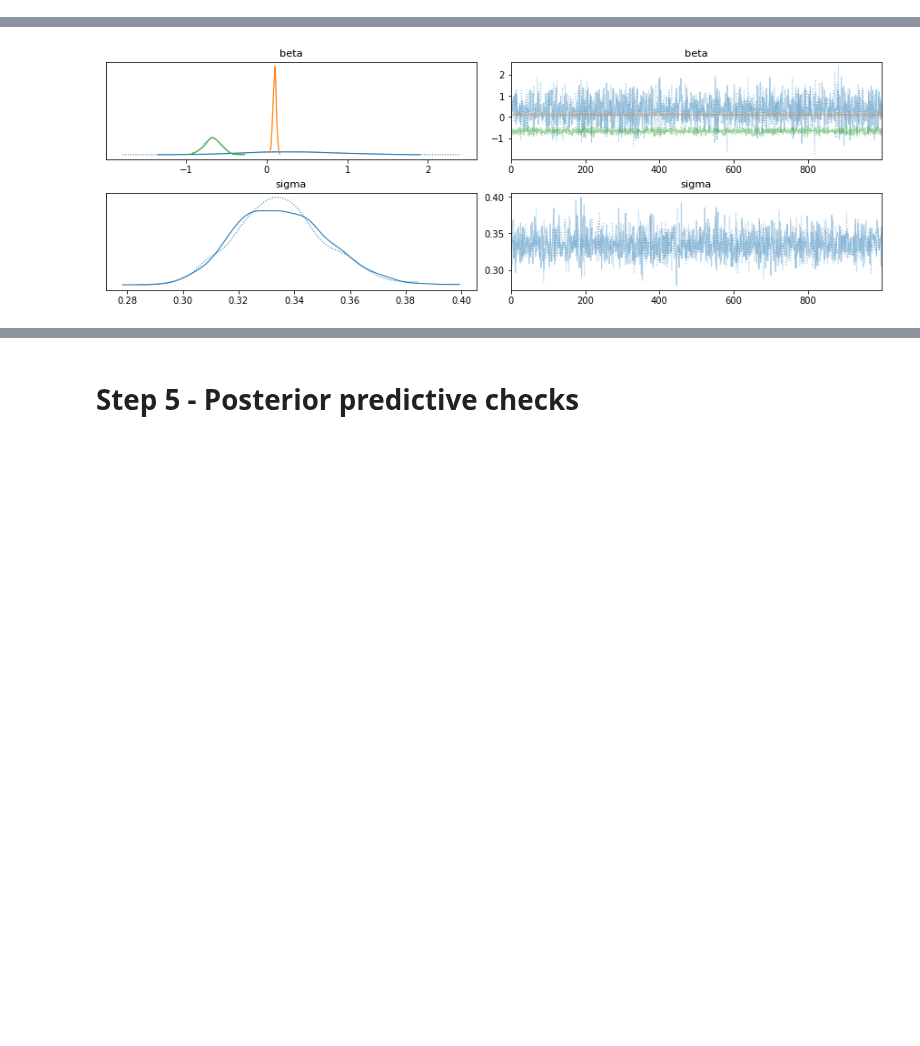
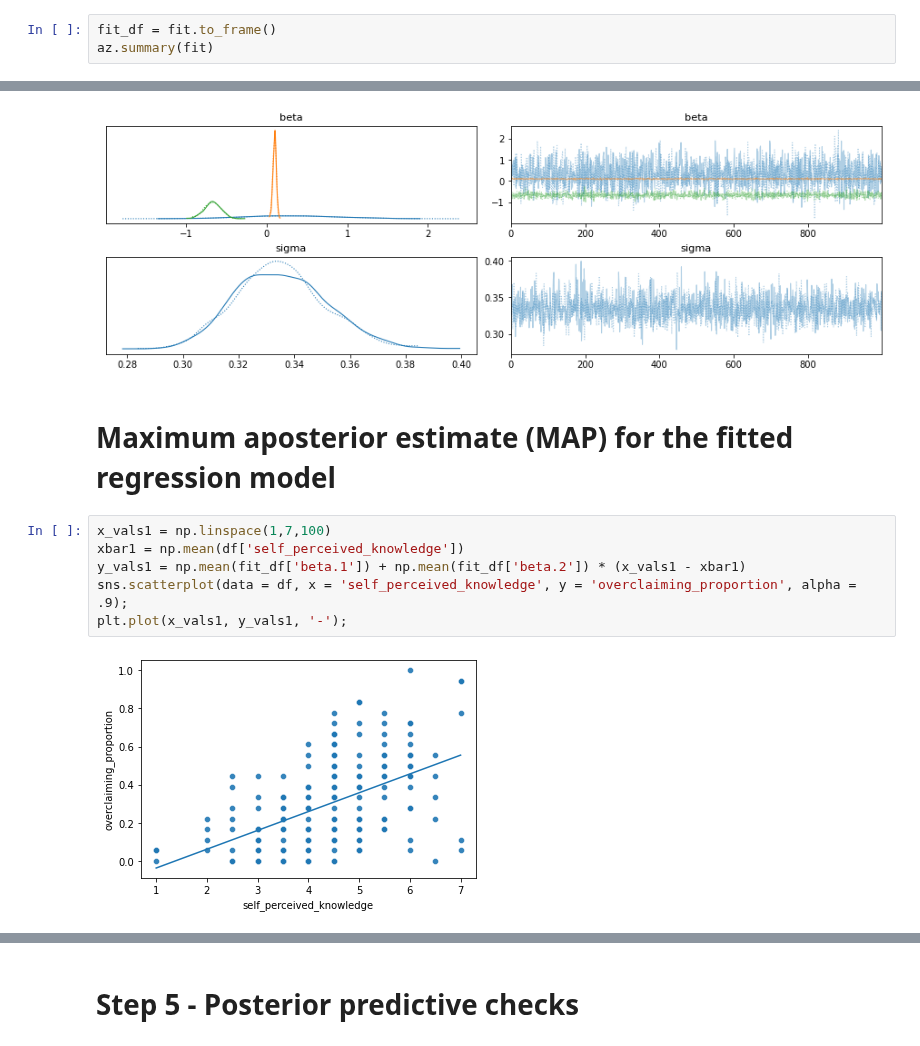
Before and after one commit to ebrlab/Statistical-methods-for-research-workers-bayes-for-psychologists-and-neuroscientists, a Jupyter notebook: wip/Bayesian Multiple regression .ipynb, the cells around one changed output, grey strips where cells are left out. Drawn from its saved outputs; the diff is of its cells as text; blank space fills up the shorter version.

Commit message:
Ordinal regression update

```diff
--- a/wip/Bayesian Multiple regression .ipynb
+++ b/wip/Bayesian Multiple regression .ipynb
@@ -266,0 +261,3 @@ az.summary(fit)
+# %%
+fit_df = fit.to_frame()
+az.summary(fit)
@@ -284,3 +297,13 @@ az.plot_autocorr(fit,var_names=("beta", "sigma"));
 az.plot_trace(fit, var_names=("beta", "sigma"));
 # %% [output]
 [figure]
+# %% [markdown]
+# Maximum aposterior estimate (MAP) for the fitted regression model
+# %%
+x_vals1 = np.linspace(1,7,100)
+xbar1 = np.mean(df['self_perceived_knowledge'])
+y_vals1 = np.mean(fit_df['beta.1']) + np.mean(fit_df['beta.2']) * (x_vals1 - xbar1)
+sns.scatterplot(data = df, x = 'self_perceived_knowledge', y = 'overclaiming_proportion', alpha = .9);
+plt.plot(x_vals1, y_vals1, '-');
+# %% [output]
+[figure, added]
```
Also changed, not shown: parts of 24 cells of this notebook, 7 other files.
